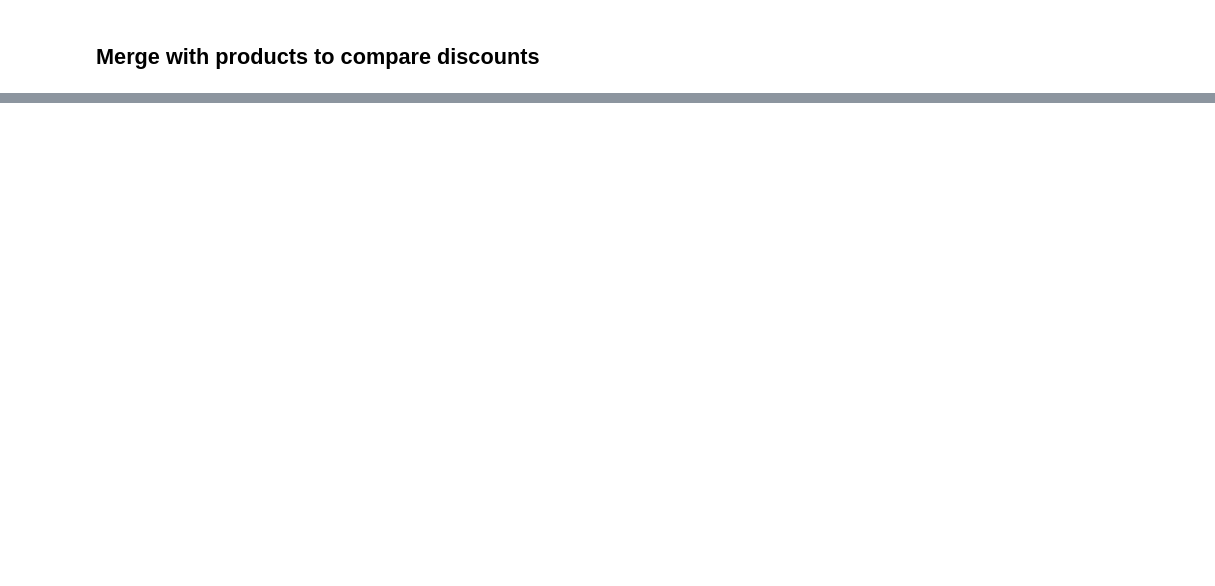
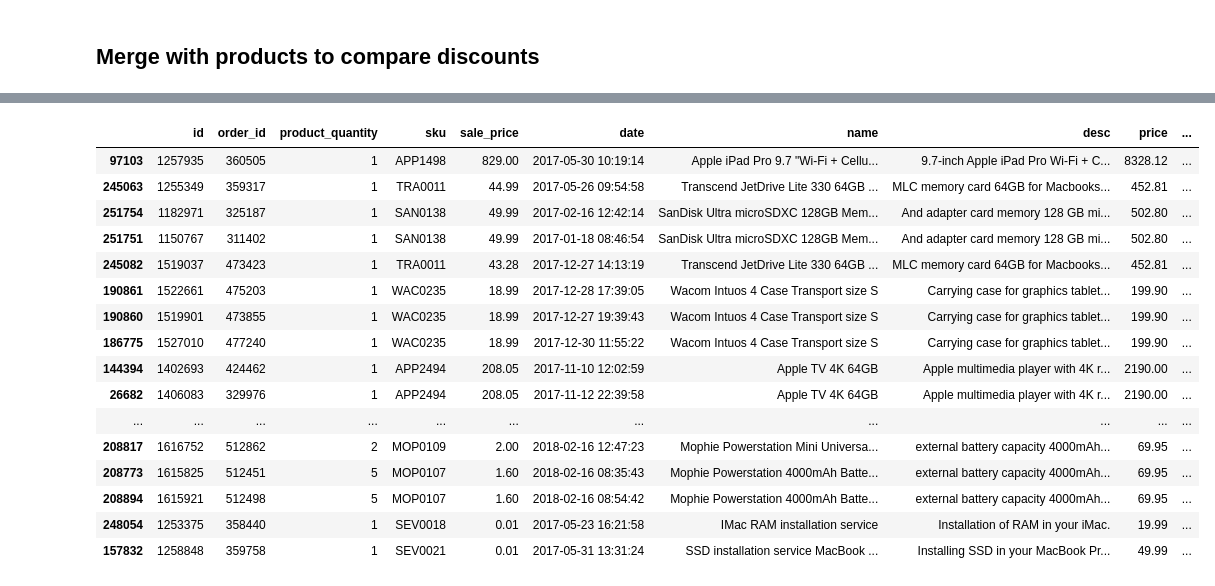
Before and after one commit to Donal-Flanagan/WBS_coding_school_data_science_bootcamp, a Jupyter notebook: python-project-2/3-data-cleaning-Donal.ipynb, the cells around one changed output, grey strips where cells are left out. Saved outputs shown, nothing was run; the diff lists cells and outputs as text; code cells hidden in the pictures; blank space fills up the shorter version.

```diff
--- a/python-project-2/3-data-cleaning-Donal.ipynb
+++ b/python-project-2/3-data-cleaning-Donal.ipynb
@@ -147,6 +147,15 @@ products = (products
         .pipe(calculate_products_discounts)
 )
 
+# Manually fix the last of the incorrect prices
+products.loc[products['sku'] == 'DJI0025', ['price', 'promo_price']] = 849.00
+products.loc[products['sku'] == 'TAD0008', ['price', 'promo_price']] = 179.99
+products.loc[products['sku'] == 'IOT0018', ['price', 'promo_price']] = 24.99
+products.loc[products['sku'] == 'APP2490', ['price', 'promo_price']] = 1599.00
+products.loc[products['sku'] == 'KIN0150', ['price', 'promo_price']] = 17.28
+products.loc[products['sku'] == 'REP0185', ['price', 'promo_price']] = 69.99
+products.loc[products['sku'] == 'APP1477', ['price', 'promo_price']] = 490.33
+
 products.to_csv(path + 'products_clean.csv', index=False)
 products
 # %% [output]
@@ -193,6 +202,9 @@ orderlines = (orderlines
               .pipe(transform_unit_price_to_floats)
              )
 
+# Drop these corrupted orders
+orderlines = orderlines.loc[~(orderlines.unit_price==6.59)]
+
 orderlines.to_csv(path + 'orderlines_clean.csv', index=False)
 
 orderlines
@@ -321,6 +342,5 @@ sales_info['category'].value_counts()
 # %%
 pd.options.display.max_rows = 500
-
+pd.options.display.max_columns = 500
 check_df = sales_info[sales_info['category']=='unknown'][['name', 'desc']]
-
-check_df.groupby(check_df.columns.tolist(),as_index=False).size().sort_values('size', ascending=False)
+#check_df.groupby(check_df.columns.tolist(),as_index=False).size().sort_values('size', ascending=False)
@@ -344,0 +347,22 @@ check_df.groupby(check_df.columns.tolist(),as_index=False).size().sort_values('s
+# %%
+# sales_info[sales_info['sku'].isin(['APP2348', 'APP2201', 'APP2117', 'APP2358'])]
+# sales_info[sales_info['order_id']==514441]
+sales_info[sales_info['sales_discount_pc']>90].sort_values('sales_discount_pc').head(500)
+# %% [output]
+|  | id | order_id | product_quantity | sku | sale_price | date | name | desc | price | ... |
+| 97103 | 1257935 | 360505 | 1 | APP1498 | 829.00 | 2017-05-30 10:19:14 | Apple iPad Pro 9.7 "Wi-Fi + Cellu... | 9.7-inch Apple iPad Pro Wi-Fi + C... | 8328.12 | ... |
+| 245063 | 1255349 | 359317 | 1 | TRA0011 | 44.99 | 2017-05-26 09:54:58 | Transcend JetDrive Lite 330 64GB ... | MLC memory card 64GB for Macbooks... | 452.81 | ... |
+| 251754 | 1182971 | 325187 | 1 | SAN0138 | 49.99 | 2017-02-16 12:42:14 | SanDisk Ultra microSDXC 128GB Mem... | And adapter card memory 128 GB mi... | 502.80 | ... |
+| 251751 | 1150767 | 311402 | 1 | SAN0138 | 49.99 | 2017-01-18 08:46:54 | SanDisk Ultra microSDXC 128GB Mem... | And adapter card memory 128 GB mi... | 502.80 | ... |
+| 245082 | 1519037 | 473423 | 1 | TRA0011 | 43.28 | 2017-12-27 14:13:19 | Transcend JetDrive Lite 330 64GB ... | MLC memory card 64GB for Macbooks... | 452.81 | ... |
+| 190861 | 1522661 | 475203 | 1 | WAC0235 | 18.99 | 2017-12-28 17:39:05 | Wacom Intuos 4 Case Transport size S | Carrying case for graphics tablet... | 199.90 | ... |
+| 190860 | 1519901 | 473855 | 1 | WAC0235 | 18.99 | 2017-12-27 19:39:43 | Wacom Intuos 4 Case Transport size S | Carrying case for graphics tablet... | 199.90 | ... |
+| 186775 | 1527010 | 477240 | 1 | WAC0235 | 18.99 | 2017-12-30 11:55:22 | Wacom Intuos 4 Case Transport size S | Carrying case for graphics tablet... | 199.90 | ... |
+| 144394 | 1402693 | 424462 | 1 | APP2494 | 208.05 | 2017-11-10 12:02:59 | Apple TV 4K 64GB | Apple multimedia player with 4K r... | 2190.00 | ... |
+| 26682 | 1406083 | 329976 | 1 | APP2494 | 208.05 | 2017-11-12 22:39:58 | Apple TV 4K 64GB | Apple multimedia player with 4K r... | 2190.00 | ... |
+| ... | ... | ... | ... | ... | ... | ... | ... | ... | ... | ... |
+| 208817 | 1616752 | 512862 | 2 | MOP0109 | 2.00 | 2018-02-16 12:47:23 | Mophie Powerstation Mini Universa... | external battery capacity 4000mAh... | 69.95 | ... |
+| 208773 | 1615825 | 512451 | 5 | MOP0107 | 1.60 | 2018-02-16 08:35:43 | Mophie Powerstation 4000mAh Batte... | external battery capacity 4000mAh... | 69.95 | ... |
+| 208894 | 1615921 | 512498 | 5 | MOP0107 | 1.60 | 2018-02-16 08:54:42 | Mophie Powerstation 4000mAh Batte... | external battery capacity 4000mAh... | 69.95 | ... |
+| 248054 | 1253375 | 358440 | 1 | SEV0018 | 0.01 | 2017-05-23 16:21:58 | IMac RAM installation service | Installation of RAM in your iMac. | 19.99 | ... |
+| 157832 | 1258848 | 359758 | 1 | SEV0021 | 0.01 | 2017-05-31 13:31:24 | SSD installation service MacBook ... | Installing SSD in your MacBook Pr... | 49.99 | ... |
```
Also changed, not shown: parts of 3 cells of this notebook.
